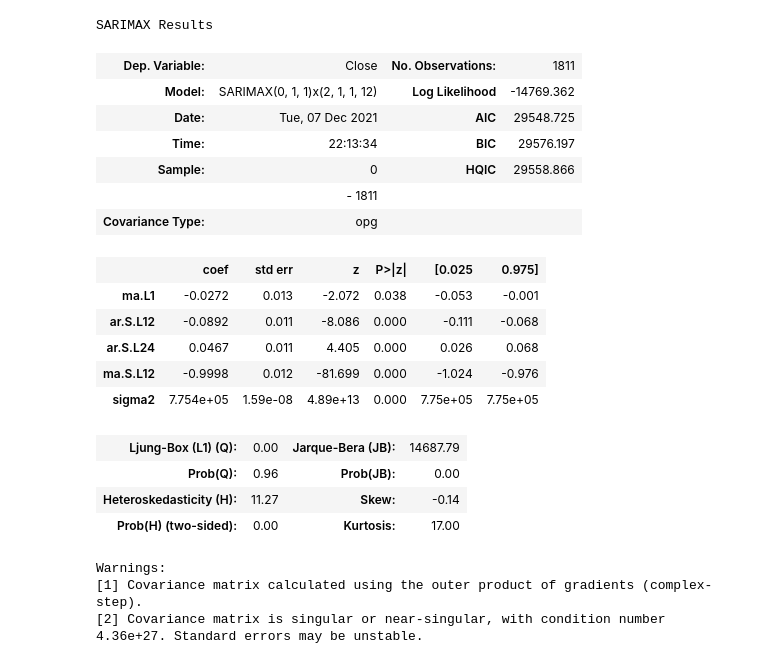
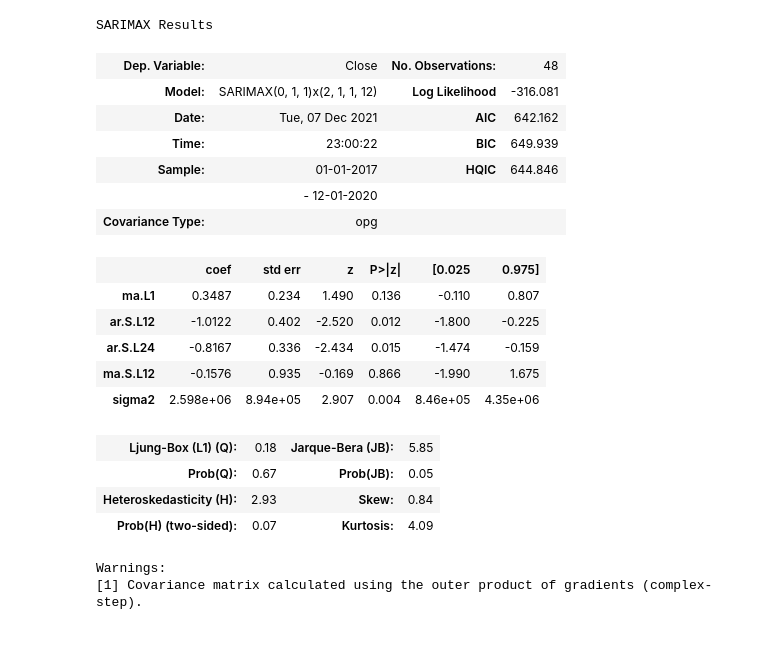
Before and after one commit to dmayo0317/project4, a Jupyter notebook: Bitcoin_monthly.ipynb, the cells around one changed output. Drawn from its saved outputs; the diff is of its cells as text; code cells hidden in the pictures.

```diff
--- a/Bitcoin_monthly.ipynb
+++ b/Bitcoin_monthly.ipynb
@@ -16,6 +15,6 @@ import matplotlib.dates as mdates
 from datetime import datetime, timedelta
 import matplotlib.pylab as plt
 # %%
-bitcoin_df = pd.read_csv('Resources/BTC-USD.csv')
+bitcoin_df = pd.read_csv('Resources/BTC-USD-monthly.csv',index_col='Date', parse_dates= True)
 bitcoin_df.head(5)
 # %% [output]
@@ -41,0 +38,2 @@ del bitcoin_df['Volume']
+# %%
+bitcoin_df = bitcoin_df.drop(columns=['Open','High','Low','Adj Close','Volume'])
@@ -261,39 +122,38 @@ auto_arima(y, X=None, start_p=2, d=None, start_q=2, max_p=5, max_d=2, max_q=5, s
 # %%
 # Split data into train / test sets
-train = bitcoin3_df.iloc[:len(bitcoin3_df)-12]
-test = bitcoin3_df.iloc[len(bitcoin3_df)-12:] # set one year(12 months) for testing
+train = bitcoin_df.iloc[:len(bitcoin_df)-12]
+test = bitcoin_df.iloc[len(bitcoin_df)-12:] # set one year(12 months) for testing
 
 # Fit a SARIMAX(0, 1, 1)x(2, 1, 1, 12) on the training set
 from statsmodels.tsa.statespace.sarimax import SARIMAX
 
 model = SARIMAX(train['Close'],
 order = (0, 1, 1),
 seasonal_order =(2, 1, 1, 12))
 
 result = model.fit()
 result.summary()
 # %% [output]
 SARIMAX Results
-| Dep. Variable: | Close | No. Observations: | 1811 |
-| Model: | SARIMAX(0, 1, 1)x(2, 1, 1, 12) | Log Likelihood | -14769.362 |
-| Date: | Tue, 07 Dec 2021 | AIC | 29548.725 |
-| Time: | 22:13:34 | BIC | 29576.197 |
-| Sample: | 0 | HQIC | 29558.866 |
-|  | - 1811 |  |  |
+| Dep. Variable: | Close | No. Observations: | 48 |
+| Model: | SARIMAX(0, 1, 1)x(2, 1, 1, 12) | Log Likelihood | -316.081 |
+| Date: | Tue, 07 Dec 2021 | AIC | 642.162 |
+| Time: | 23:00:22 | BIC | 649.939 |
+| Sample: | 01-01-2017 | HQIC | 644.846 |
+|  | - 12-01-2020 |  |  |
 | Covariance Type: | opg |  |  |
 |  | coef | std err | z | P>|z| | [0.025 | 0.975] |
-| ma.L1 | -0.0272 | 0.013 | -2.072 | 0.038 | -0.053 | -0.001 |
-| ar.S.L12 | -0.0892 | 0.011 | -8.086 | 0.000 | -0.111 | -0.068 |
-| ar.S.L24 | 0.0467 | 0.011 | 4.405 | 0.000 | 0.026 | 0.068 |
-| ma.S.L12 | -0.9998 | 0.012 | -81.699 | 0.000 | -1.024 | -0.976 |
-| sigma2 | 7.754e+05 | 1.59e-08 | 4.89e+13 | 0.000 | 7.75e+05 | 7.75e+05 |
+| ma.L1 | 0.3487 | 0.234 | 1.490 | 0.136 | -0.110 | 0.807 |
+| ar.S.L12 | -1.0122 | 0.402 | -2.520 | 0.012 | -1.800 | -0.225 |
+| ar.S.L24 | -0.8167 | 0.336 | -2.434 | 0.015 | -1.474 | -0.159 |
+| ma.S.L12 | -0.1576 | 0.935 | -0.169 | 0.866 | -1.990 | 1.675 |
+| sigma2 | 2.598e+06 | 8.94e+05 | 2.907 | 0.004 | 8.46e+05 | 4.35e+06 |
-| Ljung-Box (L1) (Q): | 0.00 | Jarque-Bera (JB): | 14687.79 |
-| Prob(Q): | 0.96 | Prob(JB): | 0.00 |
-| Heteroskedasticity (H): | 11.27 | Skew: | -0.14 |
-| Prob(H) (two-sided): | 0.00 | Kurtosis: | 17.00 |
+| Ljung-Box (L1) (Q): | 0.18 | Jarque-Bera (JB): | 5.85 |
+| Prob(Q): | 0.67 | Prob(JB): | 0.05 |
+| Heteroskedasticity (H): | 2.93 | Skew: | 0.84 |
+| Prob(H) (two-sided): | 0.07 | Kurtosis: | 4.09 |
 Warnings:
 [1] Covariance matrix calculated using the outer product of gradients (complex-step).
-[2] Covariance matrix is singular or near-singular, with condition number 4.36e+27. Standard errors may be unstable.
 # %%
 #Predictions of ARIMA Model agains the Test set
 start = len(train)
```
Also changed, not shown: parts of 26 cells of this notebook.
